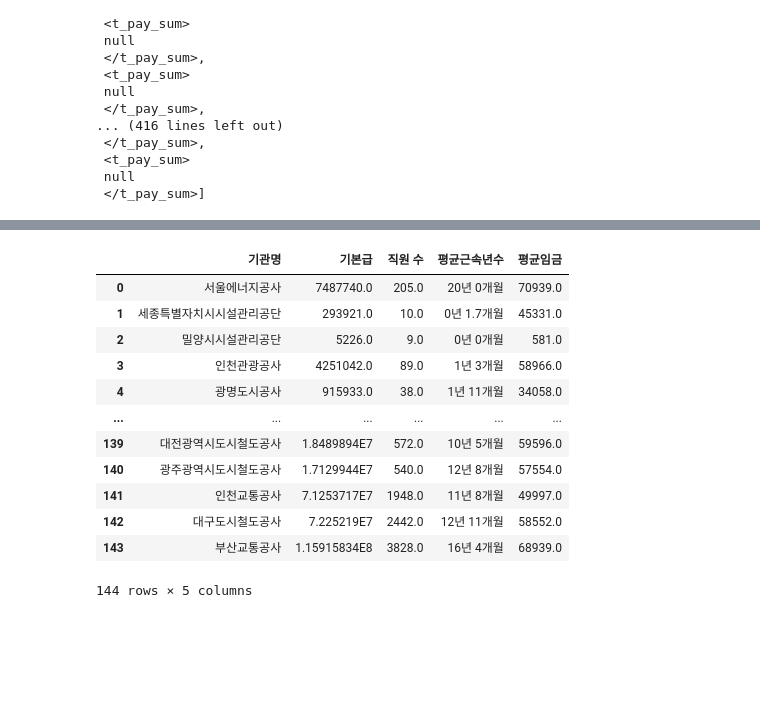
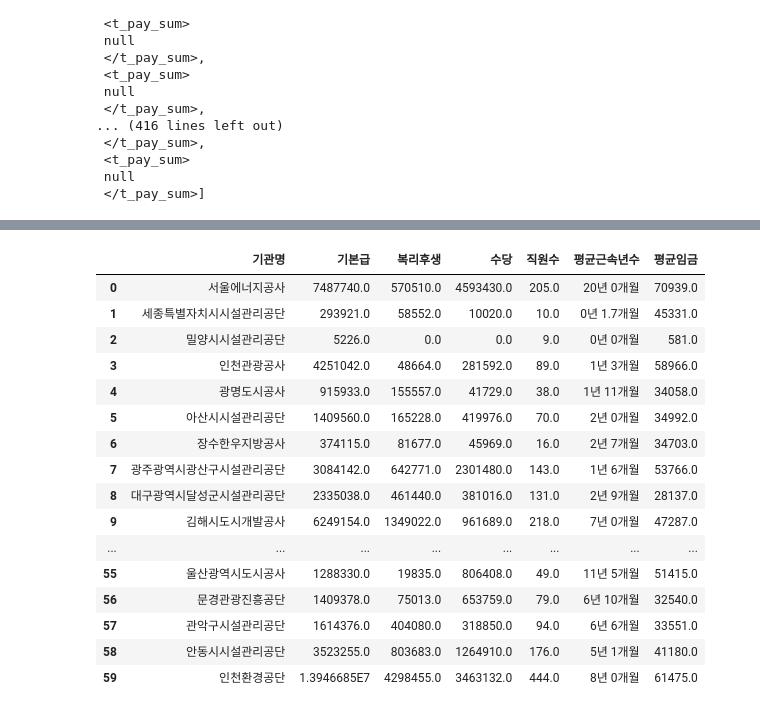
Before and after one commit to mechurisr/Python_Basic, a Jupyter notebook: Python_project1.ipynb, the cells around one changed output, grey strips where cells are left out. Drawn from its saved outputs; the diff is of its cells as text; code cells hidden in the pictures; blank space fills up the shorter version.

```diff
--- a/Python_project1.ipynb
+++ b/Python_project1.ipynb
@@ -168,22 +182,0 @@ wageIDDF
-# %%
-#     #print(str(i)+"_번째 영화 코드: ", movieIdData["movieListResult"]["movieList"][i]["directors"]=[])
-#     #감독에 대한 정보가 뭐라도 들어있는 경우....
-#     if soup.find_all("movie")[i].find("directors").find_all("peoplenm") !=[]:
-#         #soup.find_all("movie")[i].find("directors").text !=""
-#          movieIDDF_temp.iat[0, movieIDDF_temp.columns.get_loc("directorpeoplenm")] = soup.find_all("movie")[i].find("directors").find_all("peoplenm")[0].text
-#     else:
-#             pass
-
-
-
-
-    # 1. movieIDDF_temp에 i번째 영화의 정보들을 담기....(코드, 이름, 영문, 개봉일, 감독)
-    # 2. movieIDDF_temp에 있는 i번째 영화에 대한 정보를 movieIDDF에 추가
-    # ---------> append
-    wageIDDF=wageIDDF.append(wageIDDF_temp, ignore_index=True)
-    # 3. movieIDDF_temp에 담겨져 있는 정보들을 초기화하는 부분
-#     movieIDDF_temp.iat[0, temp_movcd_idx] = ""
-#     movieIDDF_temp.iat[0, temp_movNm_idx] = ""
-#     movieIDDF_temp.iat[0, temp_movNmE_idx] = ""
-#     movieIDDF_temp.iat[0, temp_movdt_idx] = ""
-#     movieIDDF_temp.iat[0, temp_movdir_idx] = ""
@@ -206,16 +216,20 @@ wageIDDF.head(10)
 # %%
-wageIDDF
+wageIDDF.head(60)
 # %% [output]
-|  | 기관명 | 기본급 | 직원 수 | 평균근속년수 | 평균임금 |
-| 0 | 서울에너지공사 | 7487740.0 | 205.0 | 20년 0개월 | 70939.0 |
-| 1 | 세종특별자치시시설관리공단 | 293921.0 | 10.0 | 0년 1.7개월 | 45331.0 |
-| 2 | 밀양시시설관리공단 | 5226.0 | 9.0 | 0년 0개월 | 581.0 |
-| 3 | 인천관광공사 | 4251042.0 | 89.0 | 1년 3개월 | 58966.0 |
-| 4 | 광명도시공사 | 915933.0 | 38.0 | 1년 11개월 | 34058.0 |
-| ... | ... | ... | ... | ... | ... |
-| 139 | 대전광역시도시철도공사 | 1.8489894E7 | 572.0 | 10년 5개월 | 59596.0 |
-| 140 | 광주광역시도시철도공사 | 1.7129944E7 | 540.0 | 12년 8개월 | 57554.0 |
-| 141 | 인천교통공사 | 7.1253717E7 | 1948.0 | 11년 8개월 | 49997.0 |
-| 142 | 대구도시철도공사 | 7.225219E7 | 2442.0 | 12년 11개월 | 58552.0 |
-| 143 | 부산교통공사 | 1.15915834E8 | 3828.0 | 16년 4개월 | 68939.0 |
+|  | 기관명 | 기본급 | 복리후생 | 수당 | 직원수 | 평균근속년수 | 평균임금 |
+| 0 | 서울에너지공사 | 7487740.0 | 570510.0 | 4593430.0 | 205.0 | 20년 0개월 | 70939.0 |
+| 1 | 세종특별자치시시설관리공단 | 293921.0 | 58552.0 | 10020.0 | 10.0 | 0년 1.7개월 | 45331.0 |
+| 2 | 밀양시시설관리공단 | 5226.0 | 0.0 | 0.0 | 9.0 | 0년 0개월 | 581.0 |
+| 3 | 인천관광공사 | 4251042.0 | 48664.0 | 281592.0 | 89.0 | 1년 3개월 | 58966.0 |
+| 4 | 광명도시공사 | 915933.0 | 155557.0 | 41729.0 | 38.0 | 1년 11개월 | 34058.0 |
+| 5 | 아산시시설관리공단 | 1409560.0 | 165228.0 | 419976.0 | 70.0 | 2년 0개월 | 34992.0 |
+| 6 | 장수한우지방공사 | 374115.0 | 81677.0 | 45969.0 | 16.0 | 2년 7개월 | 34703.0 |
+| 7 | 광주광역시광산구시설관리공단 | 3084142.0 | 642771.0 | 2301480.0 | 143.0 | 1년 6개월 | 53766.0 |
+| 8 | 대구광역시달성군시설관리공단 | 2335038.0 | 461440.0 | 381016.0 | 131.0 | 2년 9개월 | 28137.0 |
+| 9 | 김해시도시개발공사 | 6249154.0 | 1349022.0 | 961689.0 | 218.0 | 7년 0개월 | 47287.0 |
+| ... | ... | ... | ... | ... | ... | ... | ... |
+| 55 | 울산광역시도시공사 | 1288330.0 | 19835.0 | 806408.0 | 49.0 | 11년 5개월 | 51415.0 |
+| 56 | 문경관광진흥공단 | 1409378.0 | 75013.0 | 653759.0 | 79.0 | 6년 10개월 | 32540.0 |
+| 57 | 관악구시설관리공단 | 1614376.0 | 404080.0 | 318850.0 | 94.0 | 6년 6개월 | 33551.0 |
+| 58 | 안동시시설관리공단 | 3523255.0 | 803683.0 | 1264910.0 | 176.0 | 5년 1개월 | 41180.0 |
+| 59 | 인천환경공단 | 1.3946685E7 | 4298455.0 | 3463132.0 | 444.0 | 8년 0개월 | 61475.0 |
-144 rows × 5 columns
```
Also changed, not shown: parts of 16 cells of this notebook, 23 other files.
